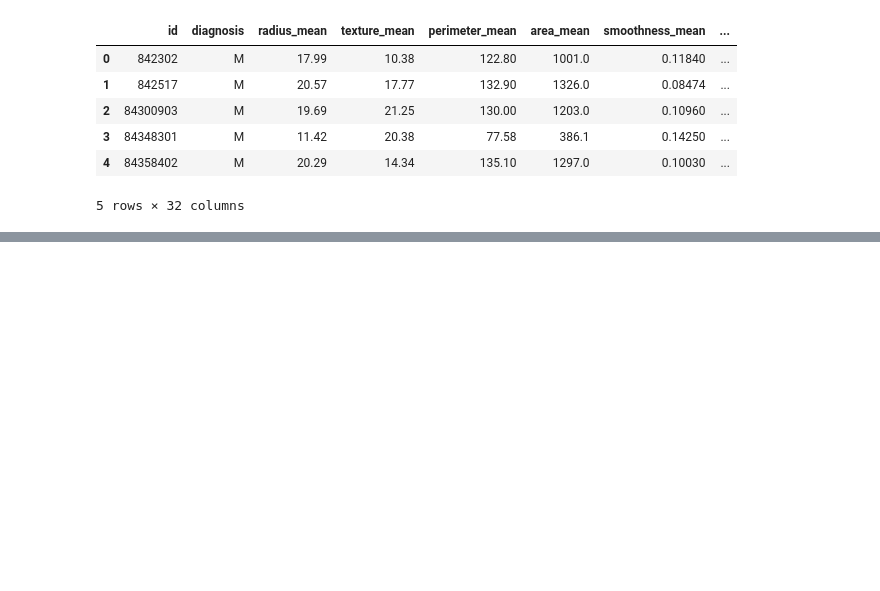
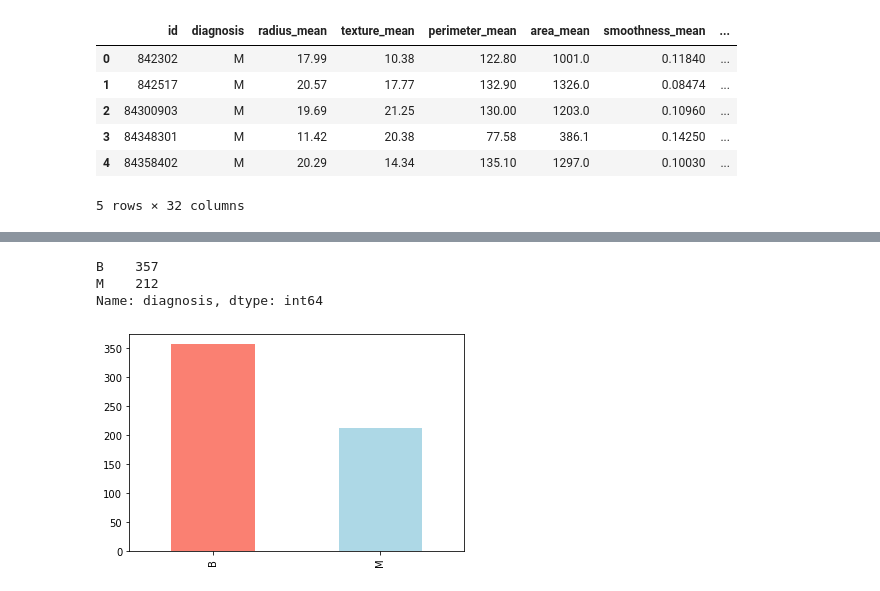
Before and after one commit to abideen-olawuwo/breastcancer, a Jupyter notebook: breast_cancer.ipynb, the cells around one changed output, grey strips where cells are left out. Cells and saved outputs as stored; diff of their text form; code cells hidden in the pictures; blank space fills up the shorter version.

```diff
--- a/breast_cancer.ipynb
+++ b/breast_cancer.ipynb
@@ -15,0 +74,10 @@ df.head()
+# %%
+df["diagnosis"].value_counts()
+# %% [output]
+B    357
+M    212
+Name: diagnosis, dtype: int64
+# %%
+df["diagnosis"].value_counts().plot(kind="bar", color=["salmon", "lightblue"]);
+# %% [output]
+[figure, added]
```
Also changed, not shown: parts of 5 cells of this notebook.
